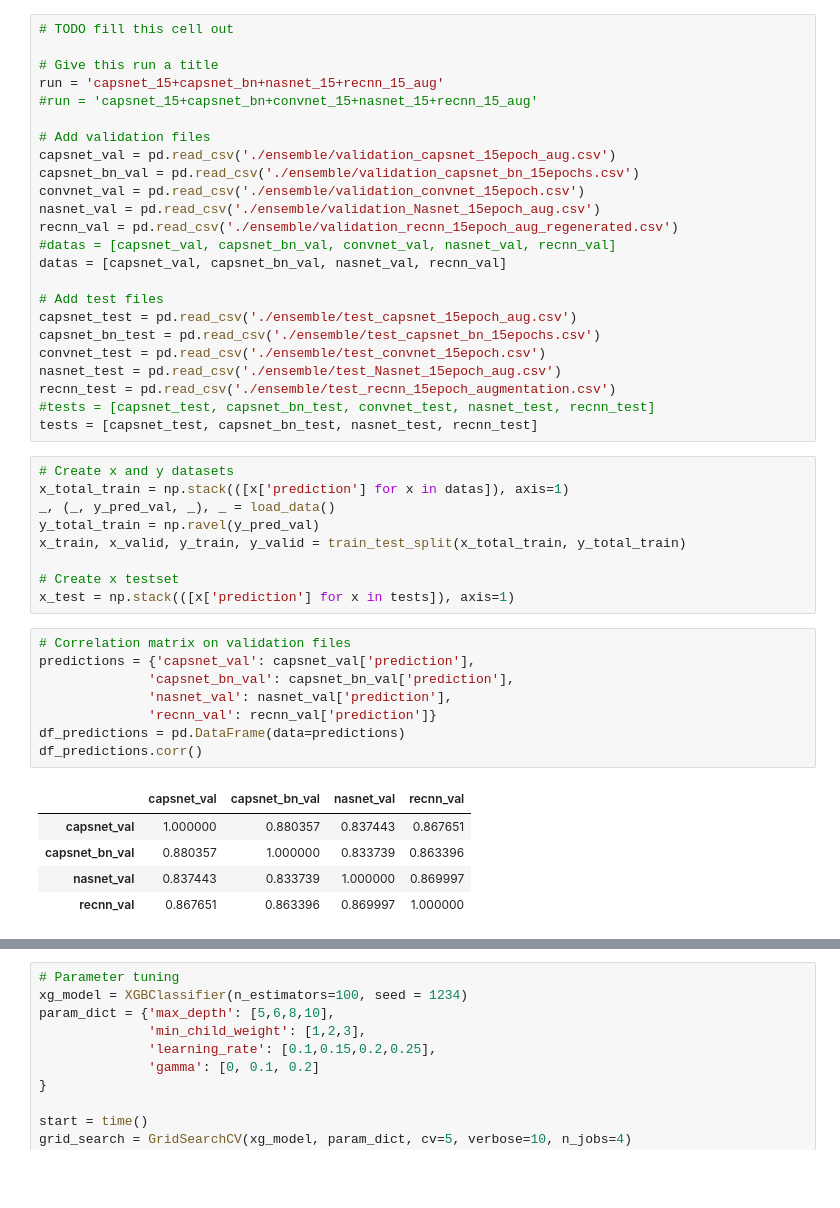
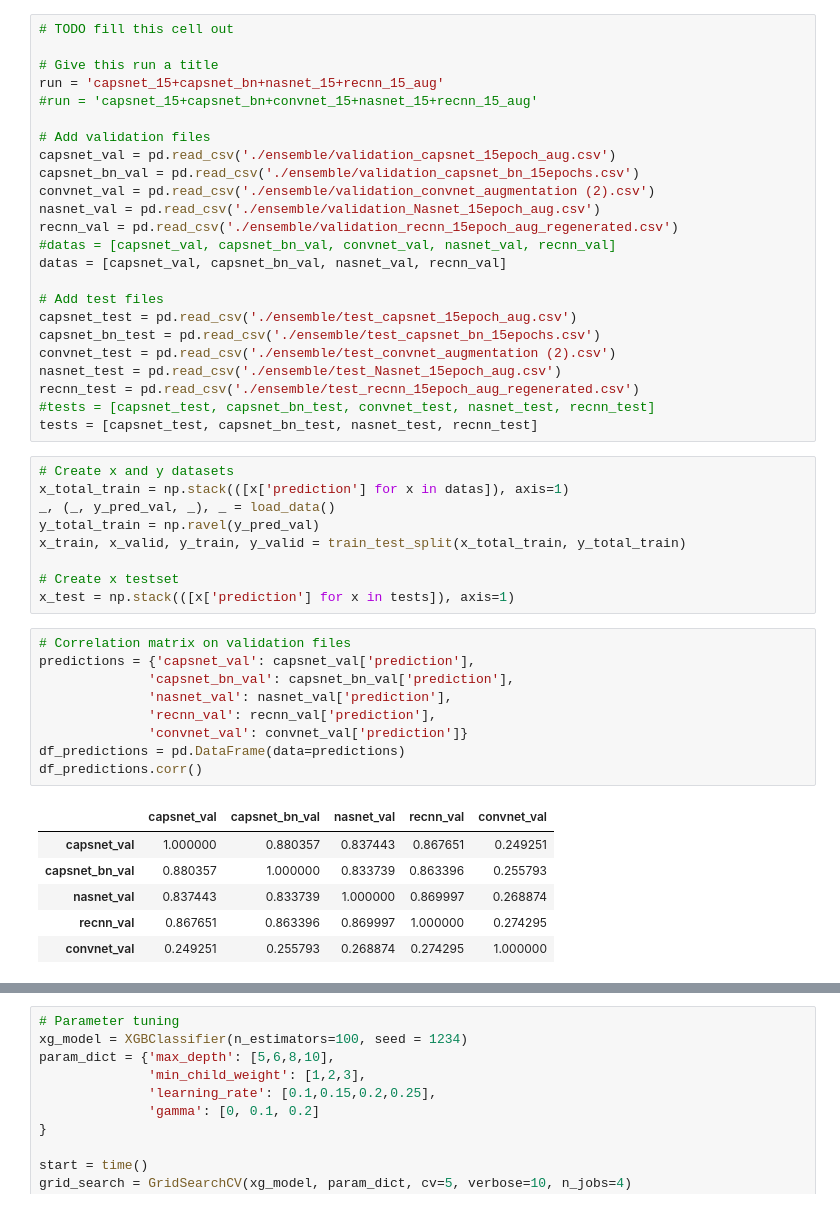
Before and after one commit to stephandooper/ismi, a Jupyter notebook: Project/XGboost_ensemble.ipynb, the cells around one changed output, grey strips where cells are left out. Cells and saved outputs as stored; diff of their text form; blank space fills up the shorter version.

```diff
--- a/Project/XGboost_ensemble.ipynb
+++ b/Project/XGboost_ensemble.ipynb
@@ -18,7 +18,7 @@ run = 'capsnet_15+capsnet_bn+nasnet_15+recnn_15_aug'
 # Add validation files
 capsnet_val = pd.read_csv('./ensemble/validation_capsnet_15epoch_aug.csv')
 capsnet_bn_val = pd.read_csv('./ensemble/validation_capsnet_bn_15epochs.csv')
-convnet_val = pd.read_csv('./ensemble/validation_convnet_15epoch.csv')
+convnet_val = pd.read_csv('./ensemble/validation_convnet_augmentation (2).csv')
 nasnet_val = pd.read_csv('./ensemble/validation_Nasnet_15epoch_aug.csv')
 recnn_val = pd.read_csv('./ensemble/validation_recnn_15epoch_aug_regenerated.csv')
 #datas = [capsnet_val, capsnet_bn_val, convnet_val, nasnet_val, recnn_val]
@@ -27,9 +27,9 @@ datas = [capsnet_val, capsnet_bn_val, nasnet_val, recnn_val]
 # Add test files
 capsnet_test = pd.read_csv('./ensemble/test_capsnet_15epoch_aug.csv')
 capsnet_bn_test = pd.read_csv('./ensemble/test_capsnet_bn_15epochs.csv')
-convnet_test = pd.read_csv('./ensemble/test_convnet_15epoch.csv')
+convnet_test = pd.read_csv('./ensemble/test_convnet_augmentation (2).csv')
 nasnet_test = pd.read_csv('./ensemble/test_Nasnet_15epoch_aug.csv')
-recnn_test = pd.read_csv('./ensemble/test_recnn_15epoch_augmentation.csv')
+recnn_test = pd.read_csv('./ensemble/test_recnn_15epoch_aug_regenerated.csv')
 #tests = [capsnet_test, capsnet_bn_test, convnet_test, nasnet_test, recnn_test]
 tests = [capsnet_test, capsnet_bn_test, nasnet_test, recnn_test]
 # %%
@@ -44,17 +44,19 @@ x_test = np.stack(([x['prediction'] for x in tests]), axis=1)
 # %%
 # Correlation matrix on validation files
 predictions = {'capsnet_val': capsnet_val['prediction'],
               'capsnet_bn_val': capsnet_bn_val['prediction'],
               'nasnet_val': nasnet_val['prediction'],
-              'recnn_val': recnn_val['prediction']}
+              'recnn_val': recnn_val['prediction'],
+              'convnet_val': convnet_val['prediction']}
 df_predictions = pd.DataFrame(data=predictions)
 df_predictions.corr()
 # %% [output]
-|  | capsnet_val | capsnet_bn_val | nasnet_val | recnn_val |
-| capsnet_val | 1.000000 | 0.880357 | 0.837443 | 0.867651 |
-| capsnet_bn_val | 0.880357 | 1.000000 | 0.833739 | 0.863396 |
-| nasnet_val | 0.837443 | 0.833739 | 1.000000 | 0.869997 |
-| recnn_val | 0.867651 | 0.863396 | 0.869997 | 1.000000 |
+|  | capsnet_val | capsnet_bn_val | nasnet_val | recnn_val | convnet_val |
+| capsnet_val | 1.000000 | 0.880357 | 0.837443 | 0.867651 | 0.249251 |
+| capsnet_bn_val | 0.880357 | 1.000000 | 0.833739 | 0.863396 | 0.255793 |
+| nasnet_val | 0.837443 | 0.833739 | 1.000000 | 0.869997 | 0.268874 |
+| recnn_val | 0.867651 | 0.863396 | 0.869997 | 1.000000 | 0.274295 |
+| convnet_val | 0.249251 | 0.255793 | 0.268874 | 0.274295 | 1.000000 |
 # %%
 # Plot validation correlations
 plt.figure(figsize=(9, 9))
```
Also changed, not shown: parts of 3 cells of this notebook, 5 other files.
